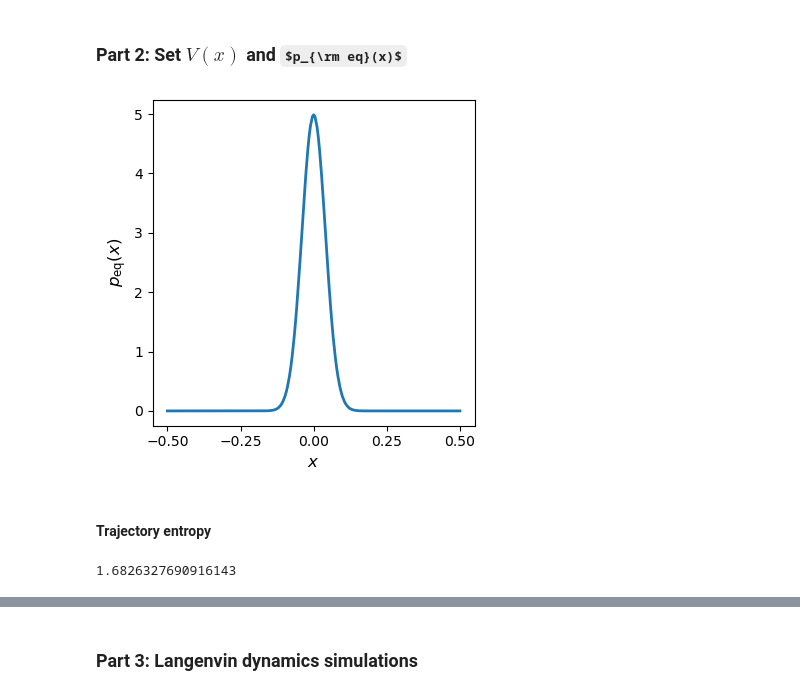
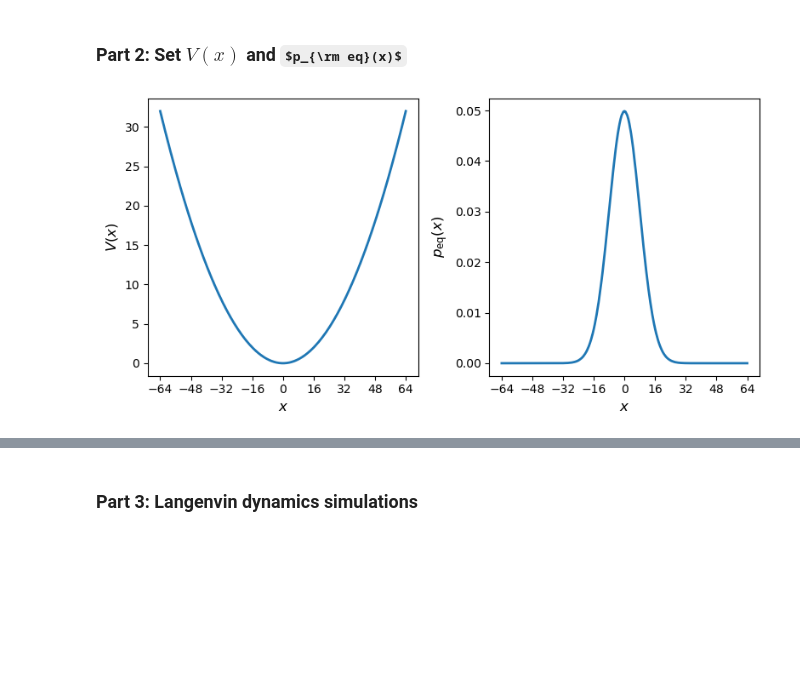
Before and after one commit to yizaochen/md_pisl, a Jupyter notebook: notebooks/simulation/long_traj/harmonic.ipynb, the cells around one changed output, grey strips where cells are left out. Cells and saved outputs as stored; diff of their text form; code cells hidden in the pictures; some formulas as TeX source; blank space fills up the shorter version.

```diff
--- a/notebooks/simulation/long_traj/harmonic.ipynb
+++ b/notebooks/simulation/long_traj/harmonic.ipynb
@@ -7,7 +7,7 @@ Nh = 64    # The number of Spectral element
 Np = 4     # The order of polynomial which used to interpolate and integration
 
 # Define Physical Domain
-xratio = 0.5 # unit: dimensionless
+xratio = 64 # unit: dimensionless
 xavg = 0   # unit: dimensionless
 
 x, w, Ldx, L = getLagrange(Np, xratio/Nh)
@@ -18,25 +18,28 @@ N, xref, w0, Ldx, w = get_fem_xref_weights_basis(Nh, Np, xratio, xavg);
 # %% [markdown]
 ### Part 2: Set $V(x)$ and $p_{\rm eq}(x)$
 # %%
-kref = 247.15
-Vref = harmonic_well_k_mean(xref, k, xavg)
+sigma_kref = 8.
+kref = get_k_by_sigma(sigma_kref)
+Vref = harmonic_well_k_mean(xref, kref, xavg)
 rho_eq = get_rhoeq(Vref, w0)
 p_eq = rho_eq .* rho_eq;
 # %%
-fig, ax = plt.subplots(ncols=1, nrows=1, figsize=(4,4))
+fig, axes = plt.subplots(ncols=2, nrows=1, figsize=(8,4))
 
-ax.plot(xref, peq, linewidth=2)
+ax = axes[1]
+ax.plot(xref, Vref, linewidth=2)
+ax.set_xlabel("\$x\$", fontsize=12)
+ax.set_ylabel("\$V(x)\$", fontsize=12)
+ax.set_xticks(-64:16:64)
+#ax.set_ylim(0, 10)
+
+ax = axes[2]
+ax.plot(xref, p_eq, linewidth=2)
 ax.set_xlabel("\$x\$", fontsize=12)
 ax.set_ylabel("\$p_{\\rm eq}(x)\$", fontsize=12)
-ax.set_xticks(-0.5:0.25:0.5)
+ax.set_xticks(-64:16:64)
 
 plt.tight_layout()
 plt.show()
 # %% [output]
-[figure, old version]
+[figure, new version]
-# %% [markdown]
-#### Trajectory entropy
-# %%
-sum(w0 .* p_eq .* log.(p_eq))
-# %% [output]
-1.6826327690916143
```
Also changed, not shown: parts of 7 cells of this notebook, 24 other files.
